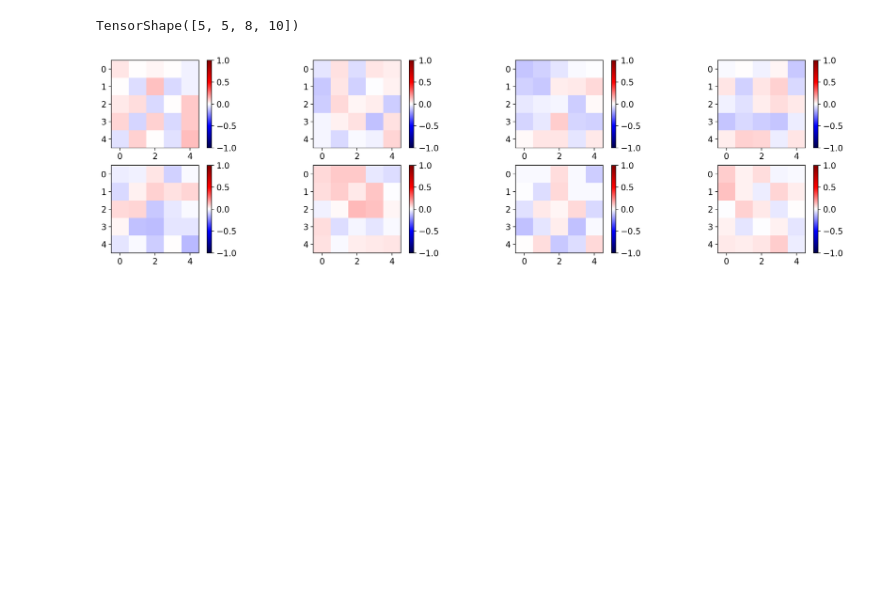
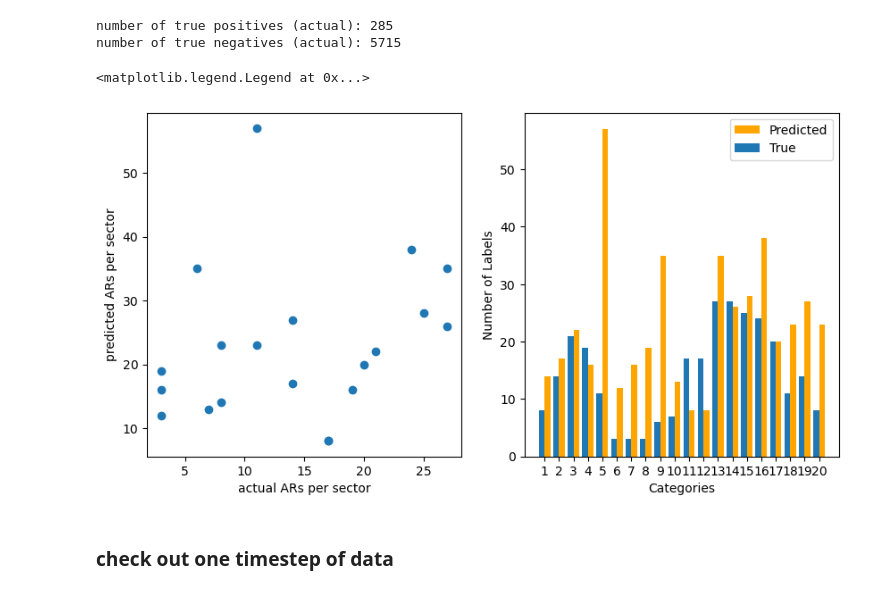
Before and after one commit to rlbaiman/AntarcticAR_ML, a Jupyter notebook: CNN/run_CNN.ipynb, the cells around one changed output. Drawn from its saved outputs; the diff is of its cells as text; code cells hidden in the pictures; blank space fills up the shorter version.

```diff
--- a/CNN/run_CNN.ipynb
+++ b/CNN/run_CNN.ipynb
@@ -298,7 +231,14 @@ len(np.array(time_val))
 # %%
+cutoff = .5
+
+predict_pd = np.zeros((len(results_pd.columns), len(results_pd)))
+for c in range(len(results_pd.columns)):
+    predict_pd[c] = np.where(results_pd[c]>cutoff,1,0).squeeze()
+predict_pd = pd.DataFrame(predict_pd.T, index = results_pd.index)
+
 #the contingency table calculator expects y_true,y_pred
-cont_table = get_contingency_table(Y_val,y_preds)
+cont_table = get_contingency_table(np.array(val_pd),np.array(predict_pd))
 
 accuracy = get_acc(cont_table)
-print('Accuracy = {}%'.format(np.round(accuracy,0)))
+print('Binary Accuracy = {}%'.format(np.round(accuracy,0))), cont_table
 # %% [output]
@@ -348,15 +251,25 @@ plt.tight_layout()
-# %%
-#grab layer 1 weights, which are the convolution filters.
-filters = model.weights[0]
-
-filters.shape
-# %% [output]
-TensorShape([5, 5, 8, 10])
-# %%
-fig,axes = plt.subplots(2,4,figsize=(20,5))
-axes = axes.flatten()
-for i in np.arange(0,8):
-    pm = axes[i].imshow(filters[:,:,i,0],vmin=-1,vmax=1,cmap='seismic')
-    plt.colorbar(pm,ax=axes[i])
-# %% [output]
-[figure, removed]
+# %%
+print('number of true positives (actual): ' +str(np.sum(np.array(val_pd))))
+print('number of true negatives (actual): ' +str(np.sum(np.where(np.array(val_pd) ==0,1,0))))
+# %% [output]
+number of true positives (actual): 285
+number of true negatives (actual): 5715
+# %%
+fig,ax = plt.subplots(1,2,figsize=(10,5))
+ax[0].scatter(np.sum(np.array(val_pd),0), np.sum(np.array(predict_pd),0))
+ax[0].set_ylabel('predicted ARs per sector')
+ax[0].set_xlabel('actual ARs per sector')
+
+ax[1].bar(np.arange(0,20)+.2, np.sum(np.array(predict_pd),0), width= .4,  color = 'orange', label = 'Predicted')
+ax[1].bar(np.arange(0,20)-.4, np.sum(np.array(val_pd), axis = 0), width =.4, align = 'edge', label = 'True')
+
+ax[1].set_ylabel('Number of Labels')
+ax[1].set_xlabel('Categories')
+ax[1].set_xticks(np.arange(0,20,1))
+ax[1].set_xticklabels(['1','2','3','4','5','6','7','8','9','10', '11','12','13','14','15','16','17','18','19','20'])
+ax[1].legend()
+# %% [output]
+<matplotlib.legend.Legend at 0x...>
+[figure, added]
+# %% [markdown]
+### check out one timestep of data
```
Also changed, not shown: parts of 43 cells of this notebook, 7 other files.
